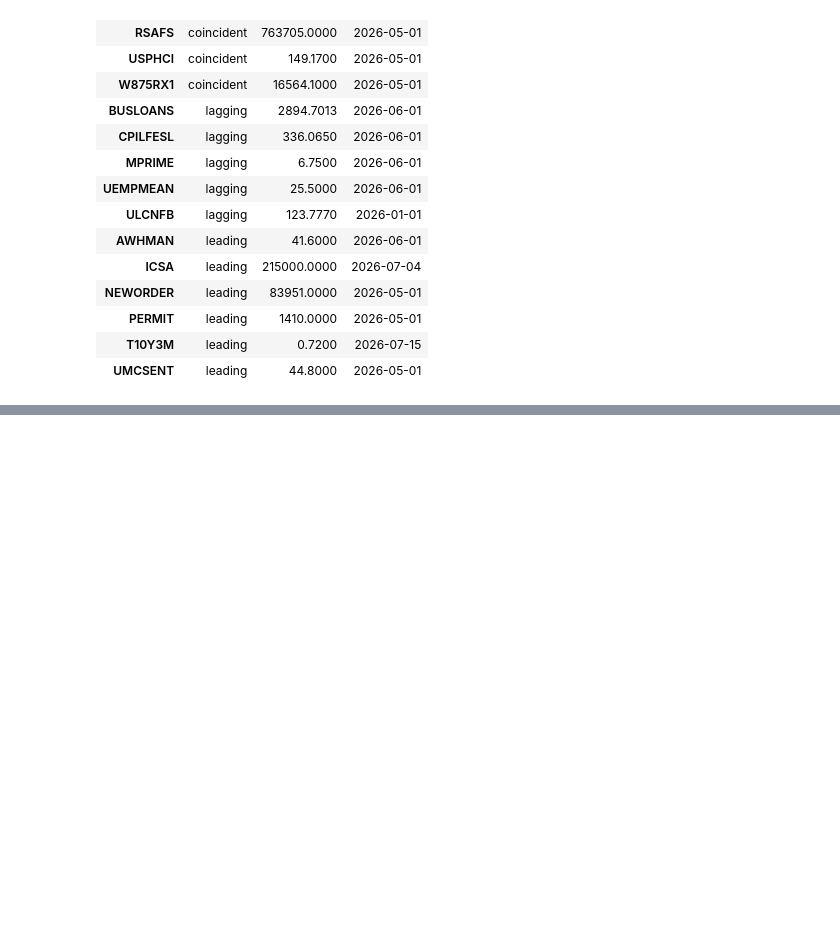
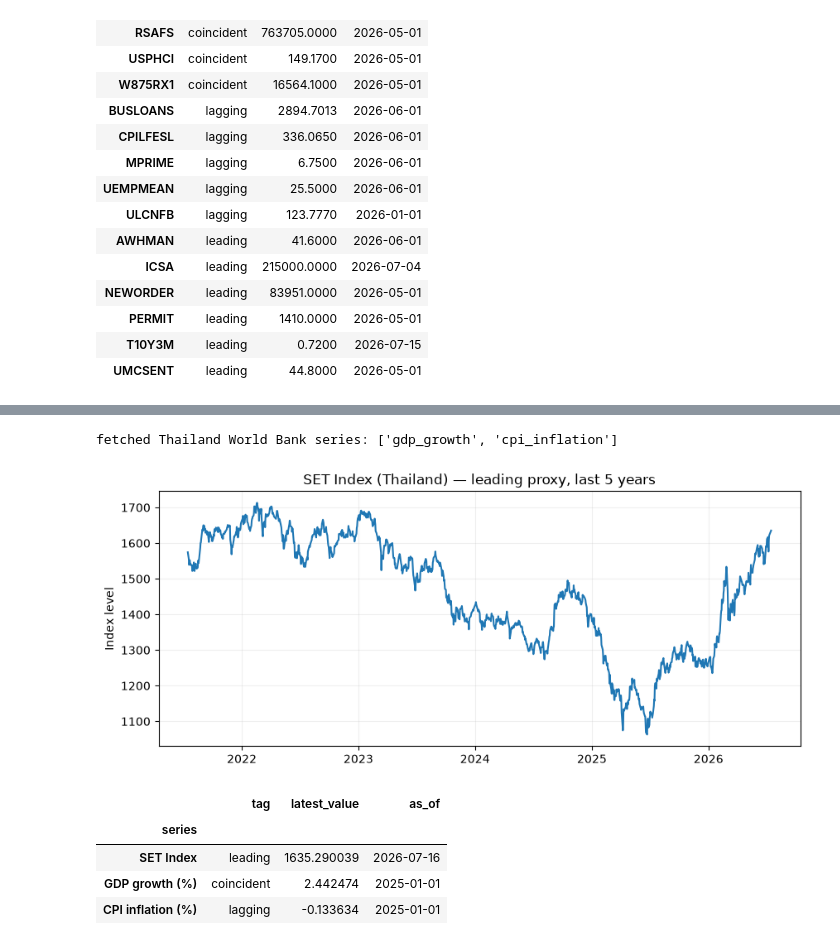
Before and after one commit to thatbeer/macro_data, a Jupyter notebook: notebooks/leading_coincident_lagging_indicators.ipynb, the cells around one changed output, grey strips where cells are left out. Cells and saved outputs as stored; diff of their text form; code cells hidden in the pictures; blank space fills up the shorter version.

Commit message:
Add Thailand panel and scope note to leading/coincident/lagging notebook

```diff
--- a/notebooks/leading_coincident_lagging_indicators.ipynb
+++ b/notebooks/leading_coincident_lagging_indicators.ipynb
@@ -205,0 +212,66 @@ snapshot
+# %%
+wb = WorldBankSource()
+
+set_index_hist = yf.Ticker("^SET.BK").history(period="5y")
+set_index_hist.index = set_index_hist.index.tz_localize(None)
+
+gdp_growth_cfg = SeriesConfig(
+    id="th_gdp_growth",
+    source="worldbank",
+    name="Thailand GDP growth",
+    params={"indicator": "NY.GDP.MKTP.KD.ZG", "country": "THA"},
+)
+cpi_inflation_cfg = SeriesConfig(
+    id="th_cpi_inflation",
+    source="worldbank",
+    name="Thailand CPI inflation",
+    params={"indicator": "FP.CPI.TOTL.ZG", "country": "THA"},
+)
+
+th_series = {}
+th_failed = {}
+for label, cfg in [("gdp_growth", gdp_growth_cfg), ("cpi_inflation", cpi_inflation_cfg)]:
+    try:
+        th_series[label] = wb.fetch(cfg)
+    except Exception as exc:
+        th_failed[label] = str(exc)
+        print(f"failed to fetch {label}: {exc}")
+
+print(f"fetched Thailand World Bank series: {list(th_series)}" + (f"; failed: {list(th_failed)}" if th_failed else ""))
+# %% [output]
+fetched Thailand World Bank series: ['gdp_growth', 'cpi_inflation']
+# %%
+fig, ax = plt.subplots(figsize=(10, 4))
+ax.plot(set_index_hist.index, set_index_hist["Close"], linewidth=1.5, color="tab:blue")
+ax.set_title("SET Index (Thailand) — leading proxy, last 5 years")
+ax.set_ylabel("Index level")
+ax.grid(alpha=0.2)
+plt.show()
+
+th_rows = [
+    {
+        "series": "SET Index",
+        "tag": "leading",
+        "latest_value": set_index_hist["Close"].iloc[-1],
+        "as_of": set_index_hist.index[-1].date(),
+    }
+]
+if "gdp_growth" in th_series:
+    s = th_series["gdp_growth"]["value"]
+    th_rows.append(
+        {"series": "GDP growth (%)", "tag": "coincident", "latest_value": s.iloc[-1], "as_of": s.index[-1].date()}
+    )
+if "cpi_inflation" in th_series:
+    s = th_series["cpi_inflation"]["value"]
+    th_rows.append(
+        {"series": "CPI inflation (%)", "tag": "lagging", "latest_value": s.iloc[-1], "as_of": s.index[-1].date()}
+    )
+
+pd.DataFrame(th_rows).set_index("series")
+# %% [output]
+[figure, added]
+|  | tag | latest_value | as_of |
+| series |  |  |  |
+| SET Index | leading | 1635.290039 | 2026-07-16 |
+| GDP growth (%) | coincident | 2.442474 | 2025-01-01 |
+| CPI inflation (%) | lagging | -0.133634 | 2025-01-01 |
```
Also changed, not shown: parts of 2 cells of this notebook.
